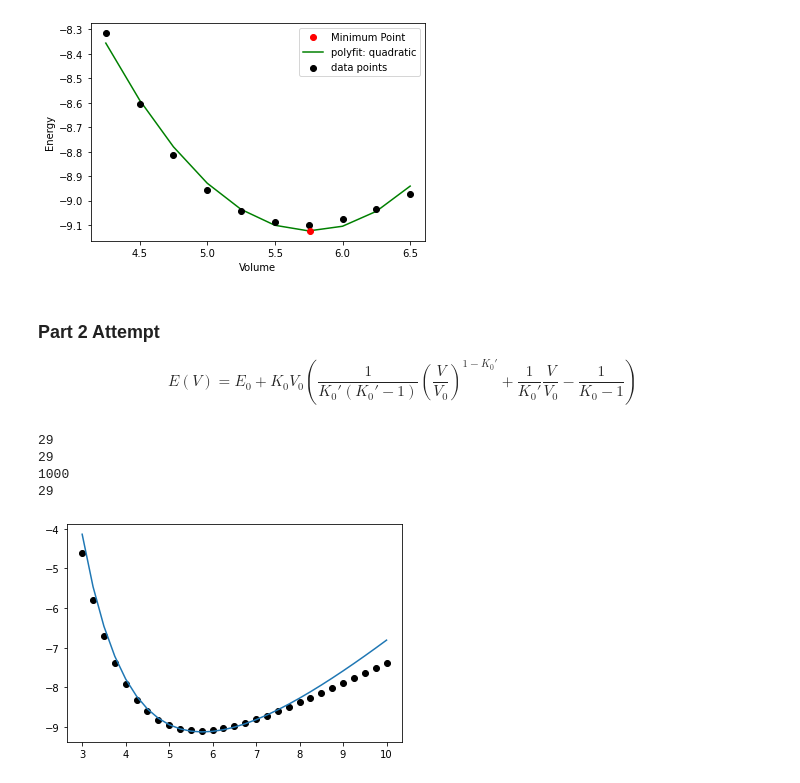
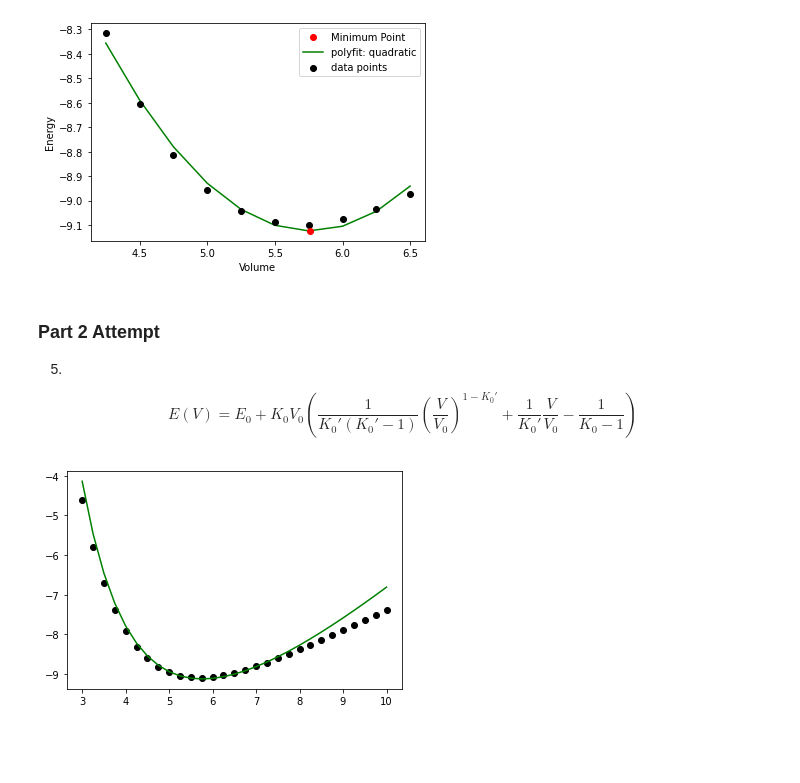
Before and after one commit to teoyi/scientific-computing-archive, a Jupyter notebook: sci-comp-II/Week-2/eos-project.ipynb, the cells around one changed output. Drawn from its saved outputs; the diff is of its cells as text; code cells hidden in the pictures; blank space fills up the shorter version.

```diff
--- a/sci-comp-II/Week-2/eos-project.ipynb
+++ b/sci-comp-II/Week-2/eos-project.ipynb
@@ -184,6 +184,7 @@ The chi_squared value is 0.006601232892671146.
 [figure]
 # %% [markdown]
 ### Part 2 Attempt
+5.
 \begin{equation} E(V)=E_0+K_0V_0\left(
     \frac{1}{K_0'(K_0'-1)}\left(\frac{V}{V_0}\right)^{1-K_0'}
          +\frac{1}{K_0'}\frac{V}{V_0} -\frac{1}{K_0-1}
@@ -191,24 +192,24 @@ The chi_squared value is 0.006601232892671146.
 # %%
 # Declaring variables or constants/guesses
 for i in y_min2:
     e0 = i
 for i in x_min2:
     v0 = i
 
 k0p = 3 # 3...4, got to choose a guess
 k0 = 3 # need to make a guess
 
 # Murnaghan's Equation of state
 def eos(v2):
     return (e0 + k0*v0*((1/(k0p*(k0p-1)))*(v/v0)**(1-k0p) + (1/k0p)*(v/v0) - (1/(k0-1))))
 
 v2 = np.arange(0, 10, 0.01)
 plt.plot(v, eos(v), color = 'green')
 plt.scatter(v,e, color = 'black', label = 'data points', zorder = 2)
 plt.show()
+
+'''
+CHI SQUARED NOT DONE
+'''
 # %% [output]
-29
-29
-1000
-29
-[figure, old version]
+[figure, new version]
```
Also changed, not shown: parts of 2 cells of this notebook.
